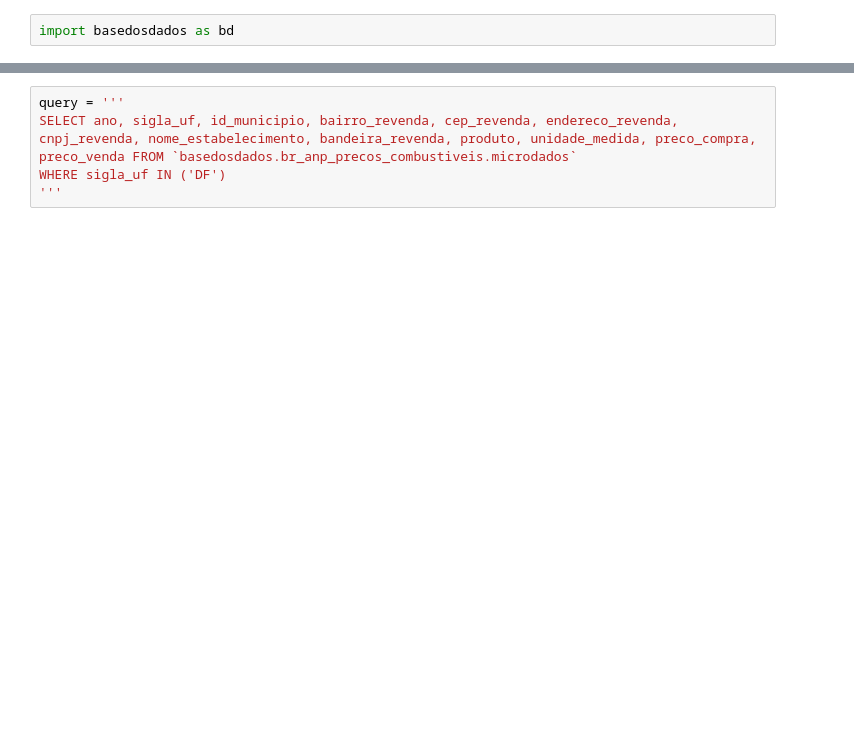
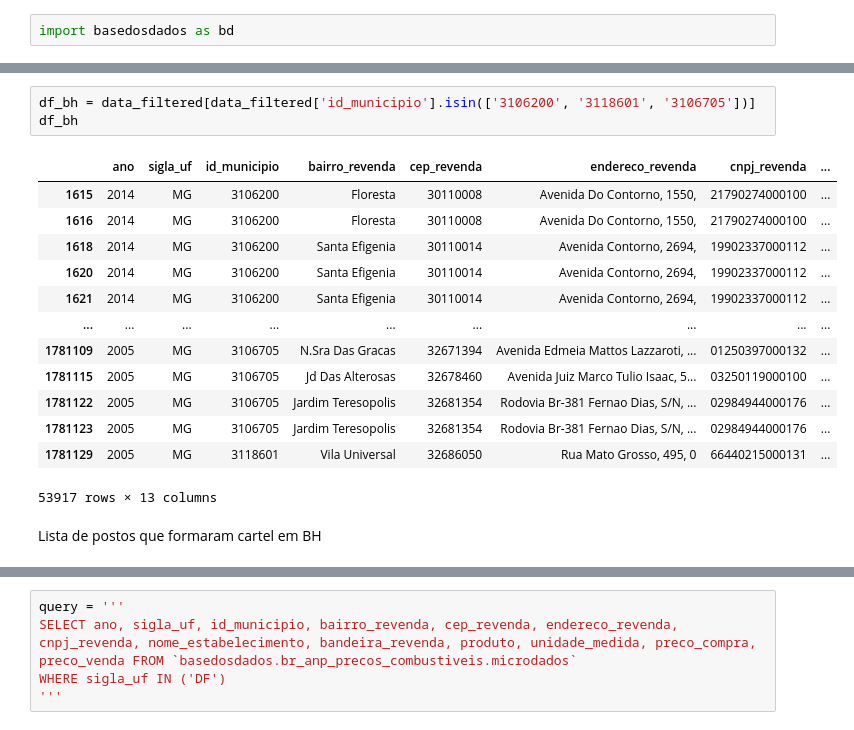
Before and after one commit to estevaocardoso/projetos-estevao, a Jupyter notebook: GAS_ML/GETTING_DF.ipynb, the cells around one changed output, grey strips where cells are left out. Cells and saved outputs as stored; diff of their text form; blank space fills up the shorter version.

```diff
--- a/GAS_ML/GETTING_DF.ipynb
+++ b/GAS_ML/GETTING_DF.ipynb
@@ -84,0 +71,19 @@ df_adress
+# %%
+df_bh = data_filtered[data_filtered['id_municipio'].isin(['3106200', '3118601', '3106705'])]
+df_bh
+# %% [output]
+|  | ano | sigla_uf | id_municipio | bairro_revenda | cep_revenda | endereco_revenda | cnpj_revenda | ... |
+| 1615 | 2014 | MG | 3106200 | Floresta | 30110008 | Avenida Do Contorno, 1550, | 21790274000100 | ... |
+| 1616 | 2014 | MG | 3106200 | Floresta | 30110008 | Avenida Do Contorno, 1550, | 21790274000100 | ... |
+| 1618 | 2014 | MG | 3106200 | Santa Efigenia | 30110014 | Avenida Contorno, 2694, | 19902337000112 | ... |
+| 1620 | 2014 | MG | 3106200 | Santa Efigenia | 30110014 | Avenida Contorno, 2694, | 19902337000112 | ... |
+| 1621 | 2014 | MG | 3106200 | Santa Efigenia | 30110014 | Avenida Contorno, 2694, | 19902337000112 | ... |
+| ... | ... | ... | ... | ... | ... | ... | ... | ... |
+| 1781109 | 2005 | MG | 3106705 | N.Sra Das Gracas | 32671394 | Avenida Edmeia Mattos Lazzaroti, ... | 01250397000132 | ... |
+| 1781115 | 2005 | MG | 3106705 | Jd Das Alterosas | 32678460 | Avenida Juiz Marco Tulio Isaac, 5... | 03250119000100 | ... |
+| 1781122 | 2005 | MG | 3106705 | Jardim Teresopolis | 32681354 | Rodovia Br-381 Fernao Dias, S/N, ... | 02984944000176 | ... |
+| 1781123 | 2005 | MG | 3106705 | Jardim Teresopolis | 32681354 | Rodovia Br-381 Fernao Dias, S/N, ... | 02984944000176 | ... |
+| 1781129 | 2005 | MG | 3118601 | Vila Universal | 32686050 | Rua Mato Grosso, 495, 0 | 66440215000131 | ... |
+53917 rows × 13 columns
+# %% [markdown]
+Lista de postos que formaram cartel em BH
```
Also changed, not shown: parts of 21 cells of this notebook, 3 other files.
